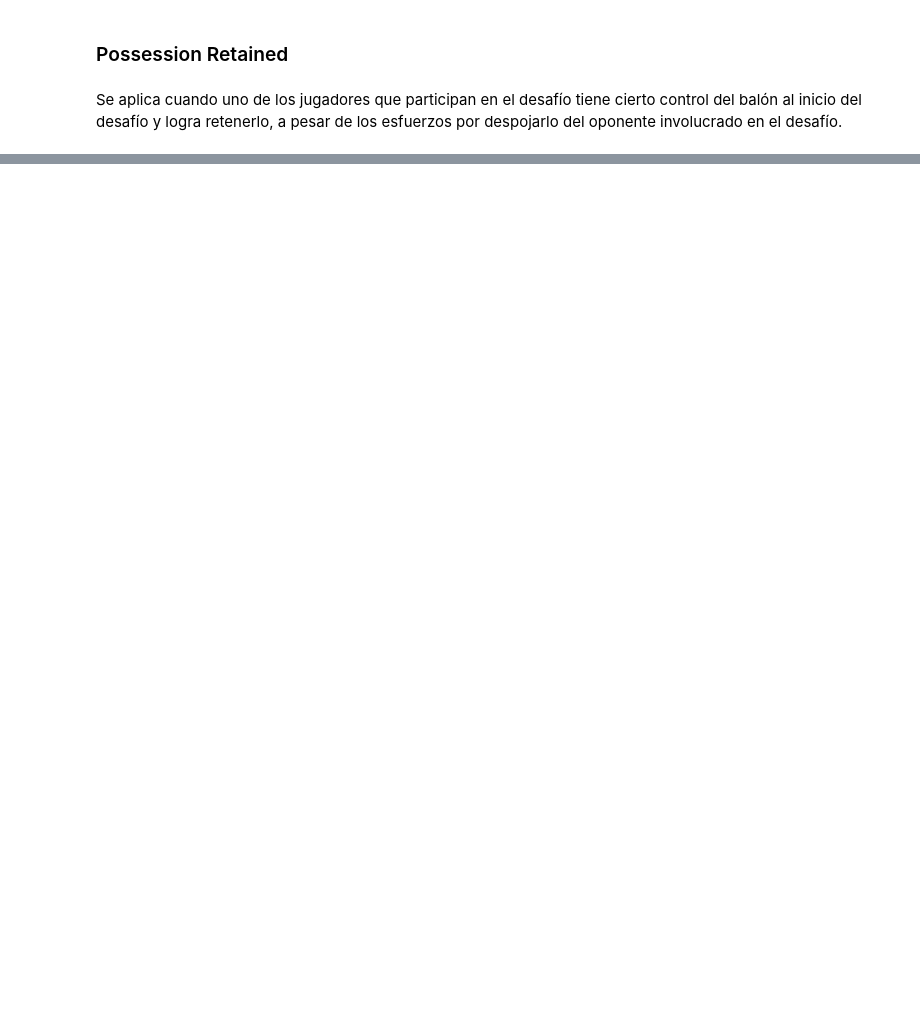
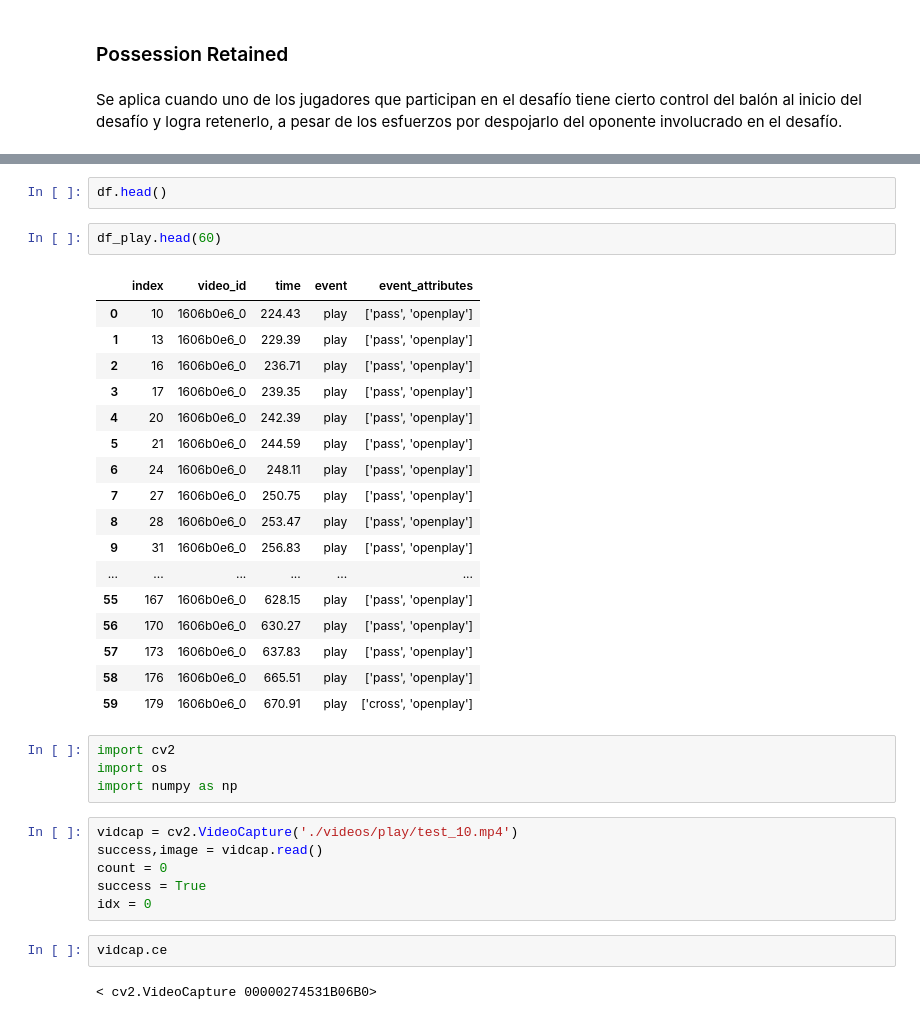
Before and after one commit to Mar19845/detection_passes_football, a Jupyter notebook: Proyecto_DS.ipynb, the cells around one changed output, grey strips where cells are left out. Saved outputs shown, nothing was run; the diff lists cells and outputs as text; blank space fills up the shorter version.

```diff
--- a/Proyecto_DS.ipynb
+++ b/Proyecto_DS.ipynb
@@ -357,0 +374,36 @@ Moviepy - Command successful
+# %%
+df.head()
+# %%
+df_play.head(60)
+# %% [output]
+|  | index | video_id | time | event | event_attributes |
+| 0 | 10 | 1606b0e6_0 | 224.43 | play | ['pass', 'openplay'] |
+| 1 | 13 | 1606b0e6_0 | 229.39 | play | ['pass', 'openplay'] |
+| 2 | 16 | 1606b0e6_0 | 236.71 | play | ['pass', 'openplay'] |
+| 3 | 17 | 1606b0e6_0 | 239.35 | play | ['pass', 'openplay'] |
+| 4 | 20 | 1606b0e6_0 | 242.39 | play | ['pass', 'openplay'] |
+| 5 | 21 | 1606b0e6_0 | 244.59 | play | ['pass', 'openplay'] |
+| 6 | 24 | 1606b0e6_0 | 248.11 | play | ['pass', 'openplay'] |
+| 7 | 27 | 1606b0e6_0 | 250.75 | play | ['pass', 'openplay'] |
+| 8 | 28 | 1606b0e6_0 | 253.47 | play | ['pass', 'openplay'] |
+| 9 | 31 | 1606b0e6_0 | 256.83 | play | ['pass', 'openplay'] |
+| ... | ... | ... | ... | ... | ... |
+| 55 | 167 | 1606b0e6_0 | 628.15 | play | ['pass', 'openplay'] |
+| 56 | 170 | 1606b0e6_0 | 630.27 | play | ['pass', 'openplay'] |
+| 57 | 173 | 1606b0e6_0 | 637.83 | play | ['pass', 'openplay'] |
+| 58 | 176 | 1606b0e6_0 | 665.51 | play | ['pass', 'openplay'] |
+| 59 | 179 | 1606b0e6_0 | 670.91 | play | ['cross', 'openplay'] |
+# %%
+import cv2
+import os
+import numpy as np
+# %%
+vidcap = cv2.VideoCapture('./videos/play/test_10.mp4')
+success,image = vidcap.read()
+count = 0
+success = True
+idx = 0
+# %%
+vidcap.ce
+# %% [output]
+< cv2.VideoCapture 00000274531B06B0>
```
Also changed, not shown: parts of 3 cells of this notebook, 2 other files.
